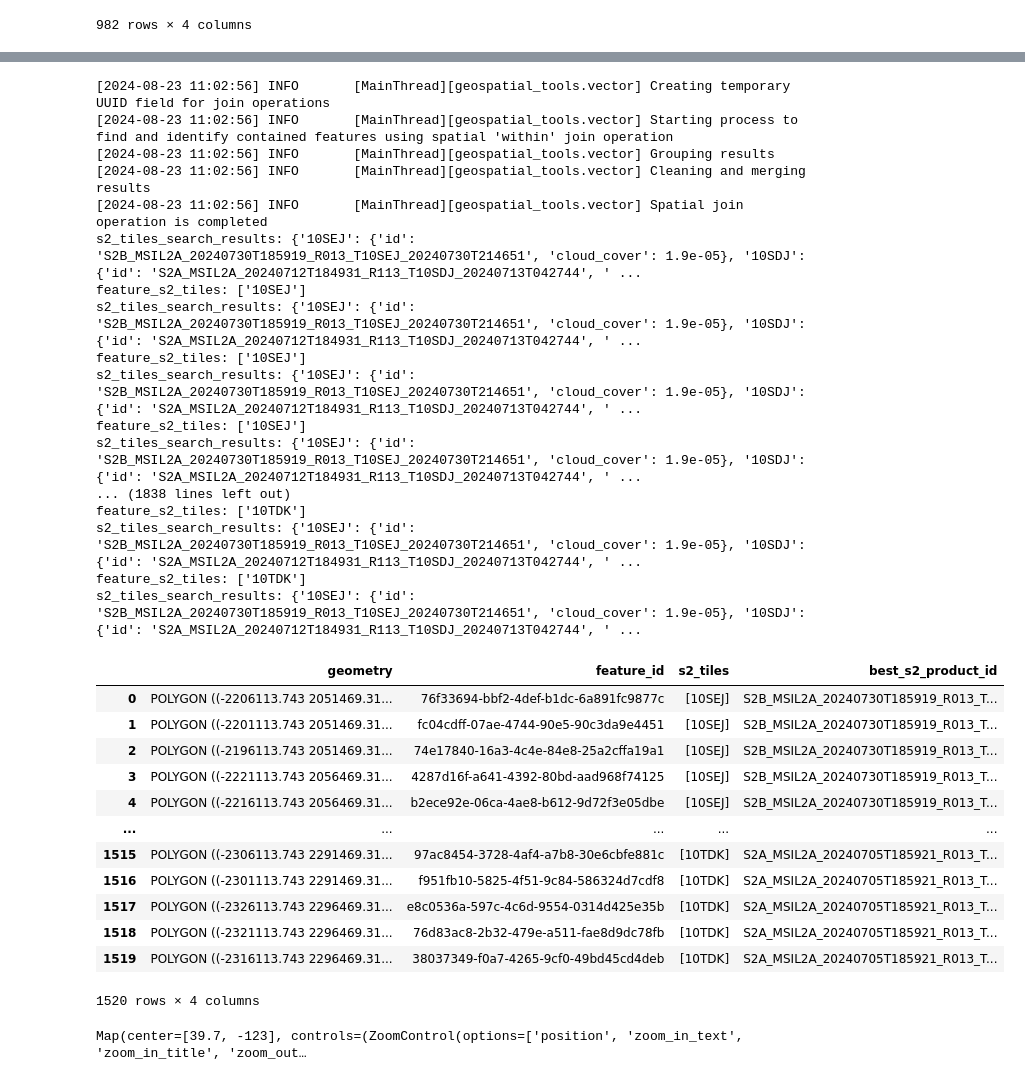
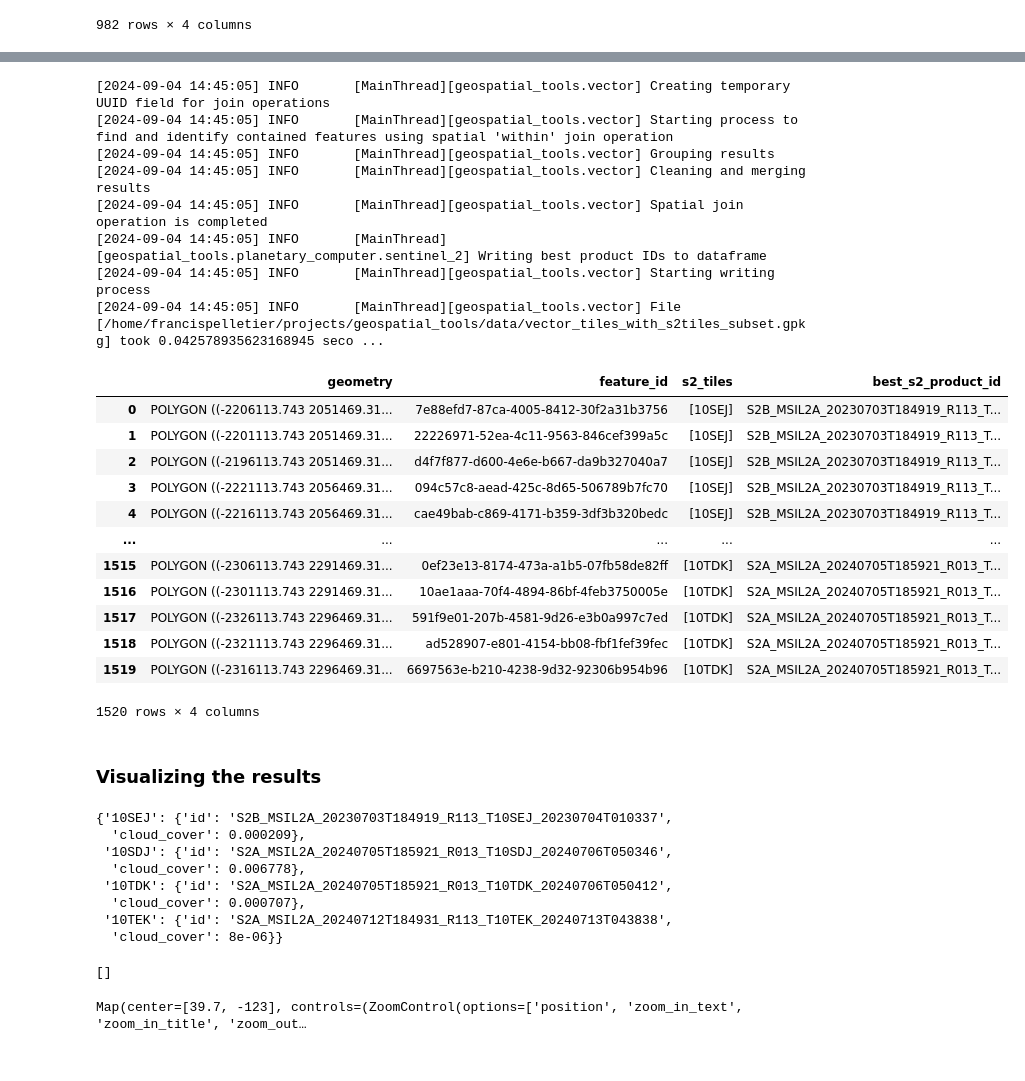
Before and after one commit to RolnickLab/geospatial-tools, a Jupyter notebook: notebooks/planetary_computer_sentinel2_exploration.ipynb, the cells around one changed output, grey strips where cells are left out. Drawn from its saved outputs; the diff is of its cells as text; code cells hidden in the pictures.

Commit message:
Update example notebooks and add Stac API notebook

```diff
--- a/notebooks/planetary_computer_sentinel2_exploration.ipynb
+++ b/notebooks/planetary_computer_sentinel2_exploration.ipynb
@@ -221,2 +220,3 @@ This is a long list, so we'll be continuing this notebook with the following sub
 # %%
-s2_tile_grid_subset_list = ["10TDK", "10TEK", "10SDJ", "10SEJ"]
+# The list is a bit long, so we'll be continuing this notebook with the following subset
+s2_tile_grid_subset_list = ["10TDK", "10TEK", "10SEJ", "10SDJ"]
@@ -401,38 +354,60 @@ products
 # %%
+# Selecting the best products for each vector tile
+# This step is necessary as some of our vector polygons can be withing multiple S2 tiles.
+# The best available S2 tile is therefore selected for each vector polygon.
+
+best_results_path = DATA_DIR / "vector_tiles_with_s2tiles_subset.gpkg"
 best_results = best_products_client.select_best_products_per_feature()
 to_geopackage(best_results, DATA_DIR / "vector_tiles_with_s2tiles_subset.gpkg")
+best_results.to_crs(5070, inplace=True)
 best_results
 # %% [output]
-[2024-08-23 11:02:56] INFO       [MainThread][geospatial_tools.vector] Creating temporary UUID field for join operations
-[2024-08-23 11:02:56] INFO       [MainThread][geospatial_tools.vector] Starting process to find and identify contained features using spatial 'within' join operation
-[2024-08-23 11:02:56] INFO       [MainThread][geospatial_tools.vector] Grouping results
-[2024-08-23 11:02:56] INFO       [MainThread][geospatial_tools.vector] Cleaning and merging results
-[2024-08-23 11:02:56] INFO       [MainThread][geospatial_tools.vector] Spatial join operation is completed
-s2_tiles_search_results: {'10SEJ': {'id': 'S2B_MSIL2A_20240730T185919_R013_T10SEJ_20240730T214651', 'cloud_cover': 1.9e-05}, '10SDJ': {'id': 'S2A_MSIL2A_20240712T184931_R113_T10SDJ_20240713T042744', ' ...
-feature_s2_tiles: ['10SEJ']
-s2_tiles_search_results: {'10SEJ': {'id': 'S2B_MSIL2A_20240730T185919_R013_T10SEJ_20240730T214651', 'cloud_cover': 1.9e-05}, '10SDJ': {'id': 'S2A_MSIL2A_20240712T184931_R113_T10SDJ_20240713T042744', ' ...
-feature_s2_tiles: ['10SEJ']
-s2_tiles_search_results: {'10SEJ': {'id': 'S2B_MSIL2A_20240730T185919_R013_T10SEJ_20240730T214651', 'cloud_cover': 1.9e-05}, '10SDJ': {'id': 'S2A_MSIL2A_20240712T184931_R113_T10SDJ_20240713T042744', ' ...
-feature_s2_tiles: ['10SEJ']
-s2_tiles_search_results: {'10SEJ': {'id': 'S2B_MSIL2A_20240730T185919_R013_T10SEJ_20240730T214651', 'cloud_cover': 1.9e-05}, '10SDJ': {'id': 'S2A_MSIL2A_20240712T184931_R113_T10SDJ_20240713T042744', ' ...
-... (1838 lines left out)
-feature_s2_tiles: ['10TDK']
-s2_tiles_search_results: {'10SEJ': {'id': 'S2B_MSIL2A_20240730T185919_R013_T10SEJ_20240730T214651', 'cloud_cover': 1.9e-05}, '10SDJ': {'id': 'S2A_MSIL2A_20240712T184931_R113_T10SDJ_20240713T042744', ' ...
-feature_s2_tiles: ['10TDK']
-s2_tiles_search_results: {'10SEJ': {'id': 'S2B_MSIL2A_20240730T185919_R013_T10SEJ_20240730T214651', 'cloud_cover': 1.9e-05}, '10SDJ': {'id': 'S2A_MSIL2A_20240712T184931_R113_T10SDJ_20240713T042744', ' ...
+[2024-09-04 14:45:05] INFO       [MainThread][geospatial_tools.vector] Creating temporary UUID field for join operations
+[2024-09-04 14:45:05] INFO       [MainThread][geospatial_tools.vector] Starting process to find and identify contained features using spatial 'within' join operation
+[2024-09-04 14:45:05] INFO       [MainThread][geospatial_tools.vector] Grouping results
+[2024-09-04 14:45:05] INFO       [MainThread][geospatial_tools.vector] Cleaning and merging results
+[2024-09-04 14:45:05] INFO       [MainThread][geospatial_tools.vector] Spatial join operation is completed
+[2024-09-04 14:45:05] INFO       [MainThread][geospatial_tools.planetary_computer.sentinel_2] Writing best product IDs to dataframe
+[2024-09-04 14:45:05] INFO       [MainThread][geospatial_tools.vector] Starting writing process
+[2024-09-04 14:45:05] INFO       [MainThread][geospatial_tools.vector] File [/home/francispelletier/projects/geospatial_tools/data/vector_tiles_with_s2tiles_subset.gpkg] took 0.042578935623168945 seco ...
 |  | geometry | feature_id | s2_tiles | best_s2_product_id |
-| 0 | POLYGON ((-2206113.743 2051469.31... | 76f33694-bbf2-4def-b1dc-6a891fc9877c | [10SEJ] | S2B_MSIL2A_20240730T185919_R013_T... |
-| 1 | POLYGON ((-2201113.743 2051469.31... | fc04cdff-07ae-4744-90e5-90c3da9e4451 | [10SEJ] | S2B_MSIL2A_20240730T185919_R013_T... |
-| 2 | POLYGON ((-2196113.743 2051469.31... | 74e17840-16a3-4c4e-84e8-25a2cffa19a1 | [10SEJ] | S2B_MSIL2A_20240730T185919_R013_T... |
-| 3 | POLYGON ((-2221113.743 2056469.31... | 4287d16f-a641-4392-80bd-aad968f74125 | [10SEJ] | S2B_MSIL2A_20240730T185919_R013_T... |
-| 4 | POLYGON ((-2216113.743 2056469.31... | b2ece92e-06ca-4ae8-b612-9d72f3e05dbe | [10SEJ] | S2B_MSIL2A_20240730T185919_R013_T... |
+| 0 | POLYGON ((-2206113.743 2051469.31... | 7e88efd7-87ca-4005-8412-30f2a31b3756 | [10SEJ] | S2B_MSIL2A_20230703T184919_R113_T... |
+| 1 | POLYGON ((-2201113.743 2051469.31... | 22226971-52ea-4c11-9563-846cef399a5c | [10SEJ] | S2B_MSIL2A_20230703T184919_R113_T... |
+| 2 | POLYGON ((-2196113.743 2051469.31... | d4f7f877-d600-4e6e-b667-da9b327040a7 | [10SEJ] | S2B_MSIL2A_20230703T184919_R113_T... |
+| 3 | POLYGON ((-2221113.743 2056469.31... | 094c57c8-aead-425c-8d65-506789b7fc70 | [10SEJ] | S2B_MSIL2A_20230703T184919_R113_T... |
+| 4 | POLYGON ((-2216113.743 2056469.31... | cae49bab-c869-4171-b359-3df3b320bedc | [10SEJ] | S2B_MSIL2A_20230703T184919_R113_T... |
 | ... | ... | ... | ... | ... |
-| 1515 | POLYGON ((-2306113.743 2291469.31... | 97ac8454-3728-4af4-a7b8-30e6cbfe881c | [10TDK] | S2A_MSIL2A_20240705T185921_R013_T... |
-| 1516 | POLYGON ((-2301113.743 2291469.31... | f951fb10-5825-4f51-9c84-586324d7cdf8 | [10TDK] | S2A_MSIL2A_20240705T185921_R013_T... |
-| 1517 | POLYGON ((-2326113.743 2296469.31... | e8c0536a-597c-4c6d-9554-0314d425e35b | [10TDK] | S2A_MSIL2A_20240705T185921_R013_T... |
-| 1518 | POLYGON ((-2321113.743 2296469.31... | 76d83ac8-2b32-479e-a511-fae8d9dc78fb | [10TDK] | S2A_MSIL2A_20240705T185921_R013_T... |
-| 1519 | POLYGON ((-2316113.743 2296469.31... | 38037349-f0a7-4265-9cf0-49bd45cd4deb | [10TDK] | S2A_MSIL2A_20240705T185921_R013_T... |
+| 1515 | POLYGON ((-2306113.743 2291469.31... | 0ef23e13-8174-473a-a1b5-07fb58de82ff | [10TDK] | S2A_MSIL2A_20240705T185921_R013_T... |
+| 1516 | POLYGON ((-2301113.743 2291469.31... | 10ae1aaa-70f4-4894-86bf-4feb3750005e | [10TDK] | S2A_MSIL2A_20240705T185921_R013_T... |
+| 1517 | POLYGON ((-2326113.743 2296469.31... | 591f9e01-207b-4581-9d26-e3b0a997c7ed | [10TDK] | S2A_MSIL2A_20240705T185921_R013_T... |
+| 1518 | POLYGON ((-2321113.743 2296469.31... | ad528907-e801-4154-bb08-fbf1fef39fec | [10TDK] | S2A_MSIL2A_20240705T185921_R013_T... |
+| 1519 | POLYGON ((-2316113.743 2296469.31... | 6697563e-b210-4238-9d32-92306b954b96 | [10TDK] | S2A_MSIL2A_20240705T185921_R013_T... |
 1520 rows × 4 columns
+# %% [markdown]
+### Visualizing the results
+# %%
+best_products_client.successful_results
+# %% [output]
+{'10SEJ': {'id': 'S2B_MSIL2A_20230703T184919_R113_T10SEJ_20230704T010337',
+  'cloud_cover': 0.000209},
+ '10SDJ': {'id': 'S2A_MSIL2A_20240705T185921_R013_T10SDJ_20240706T050346',
+  'cloud_cover': 0.006778},
+ '10TDK': {'id': 'S2A_MSIL2A_20240705T185921_R013_T10TDK_20240706T050412',
+  'cloud_cover': 0.000707},
+ '10TEK': {'id': 'S2A_MSIL2A_20240712T184931_R113_T10TEK_20240713T043838',
+  'cloud_cover': 8e-06}}
+# %%
+# We do, however, have one S2 grid missing
+# No complete products where found for that tile.
+# Therefore, it will have to be processed separately later,
+# by mosaicing different products together
+#
+# The consequence of this is that all vector polygons that are
+# within this tile will not be processed at this time.
+
+best_products_client.incomplete_results
+# %% [output]
+[]
 # %%
 m_best_results = leafmap.Map(center=[39.7, -123], zoom=8)
 m_best_results.add_gdf(s2_grid_subset, layer_name='s2_tiles', style={"color": "red"})
```
Also changed, not shown: parts of 46 cells of this notebook, 1 other file.
